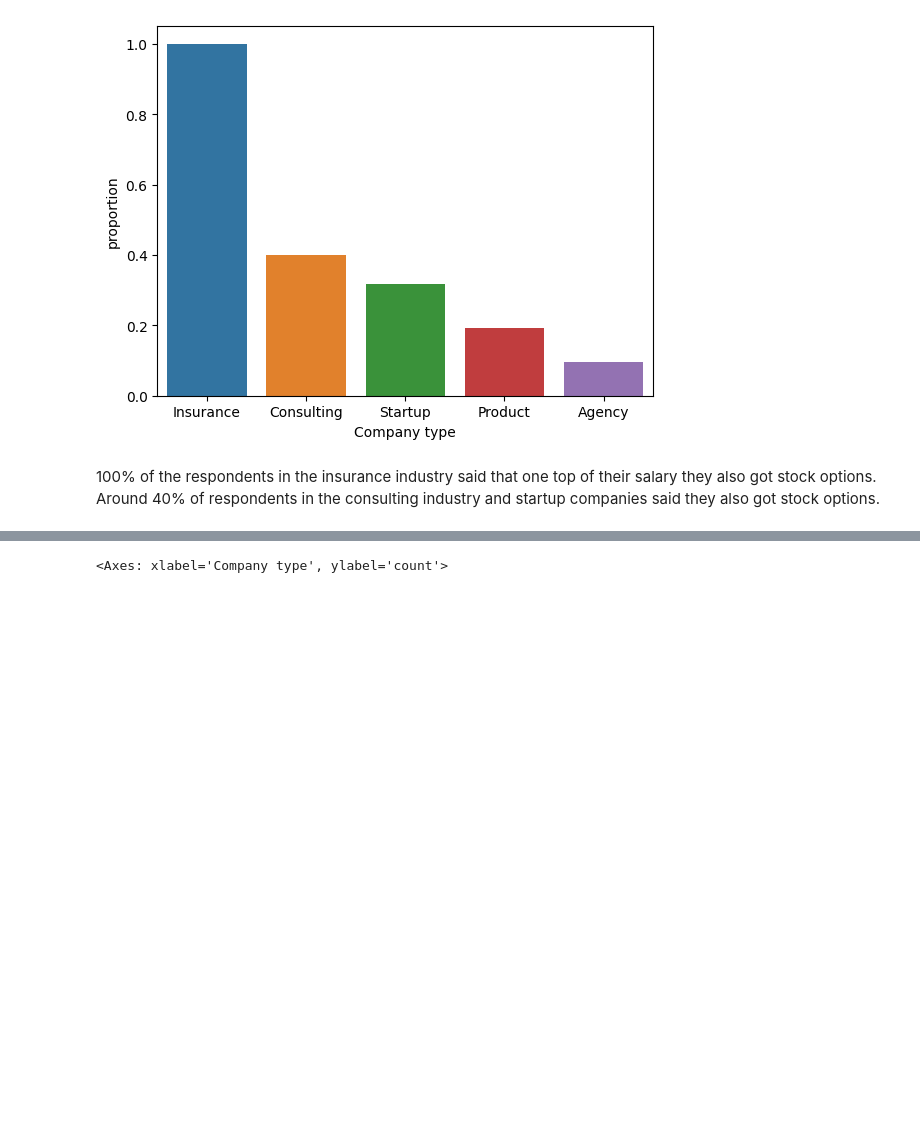
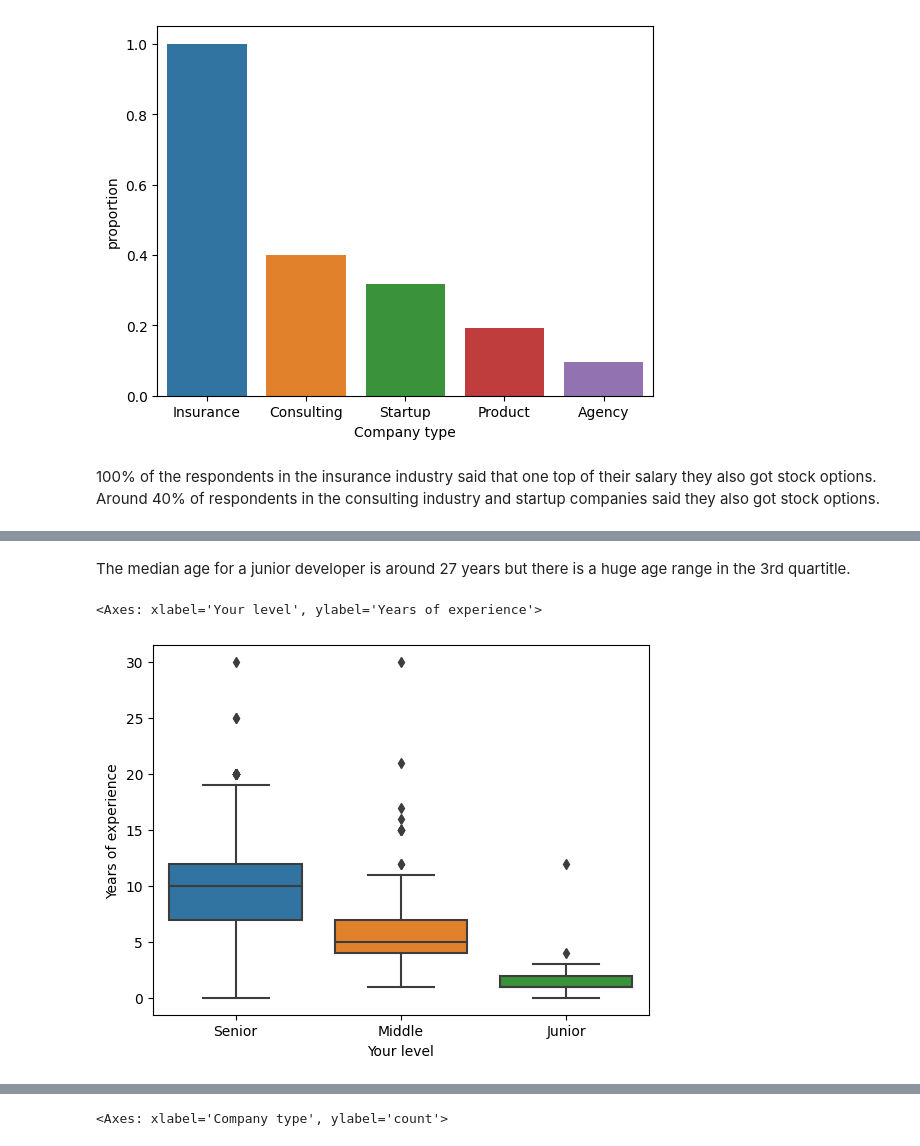
Before and after one commit to NajibAdan/DSEA_Hackathon, a Jupyter notebook: task_3/2018_eda.ipynb, the cells around one changed output, grey strips where cells are left out. Cells and saved outputs as stored; diff of their text form; code cells hidden in the pictures; blank space fills up the shorter version.

```diff
--- a/task_3/2018_eda.ipynb
+++ b/task_3/2018_eda.ipynb
@@ -474,0 +447,7 @@ Name: count, dtype: int64
+# %% [markdown]
+The median age for a junior developer is around 27 years but there is a huge age range in the 3rd quartitle.
+# %%
+sns.boxplot(y='Years of experience',x='Your level',data=df)
+# %% [output]
+<Axes: xlabel='Your level', ylabel='Years of experience'>
+[figure, added]
```
Also changed, not shown: parts of 7 cells of this notebook.
